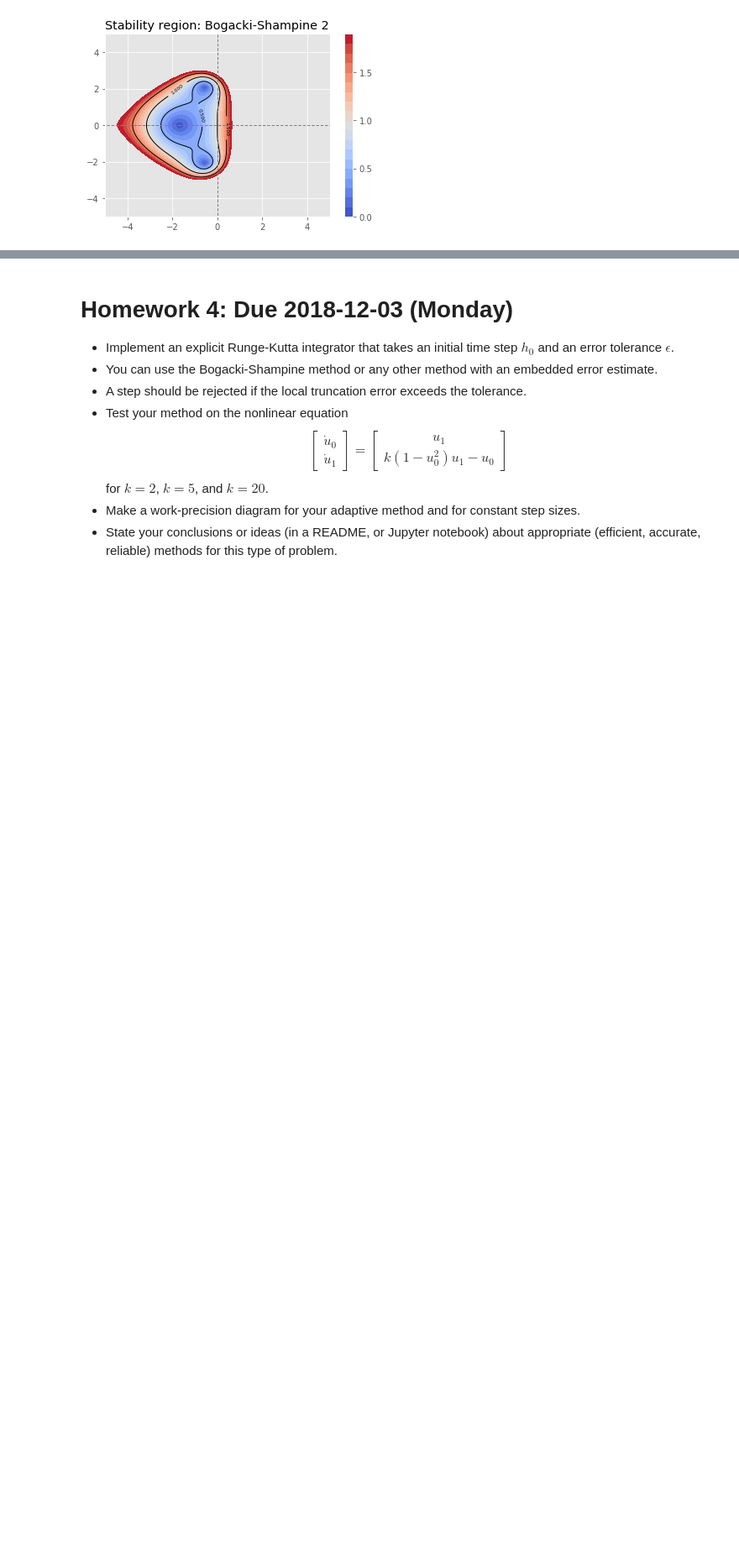
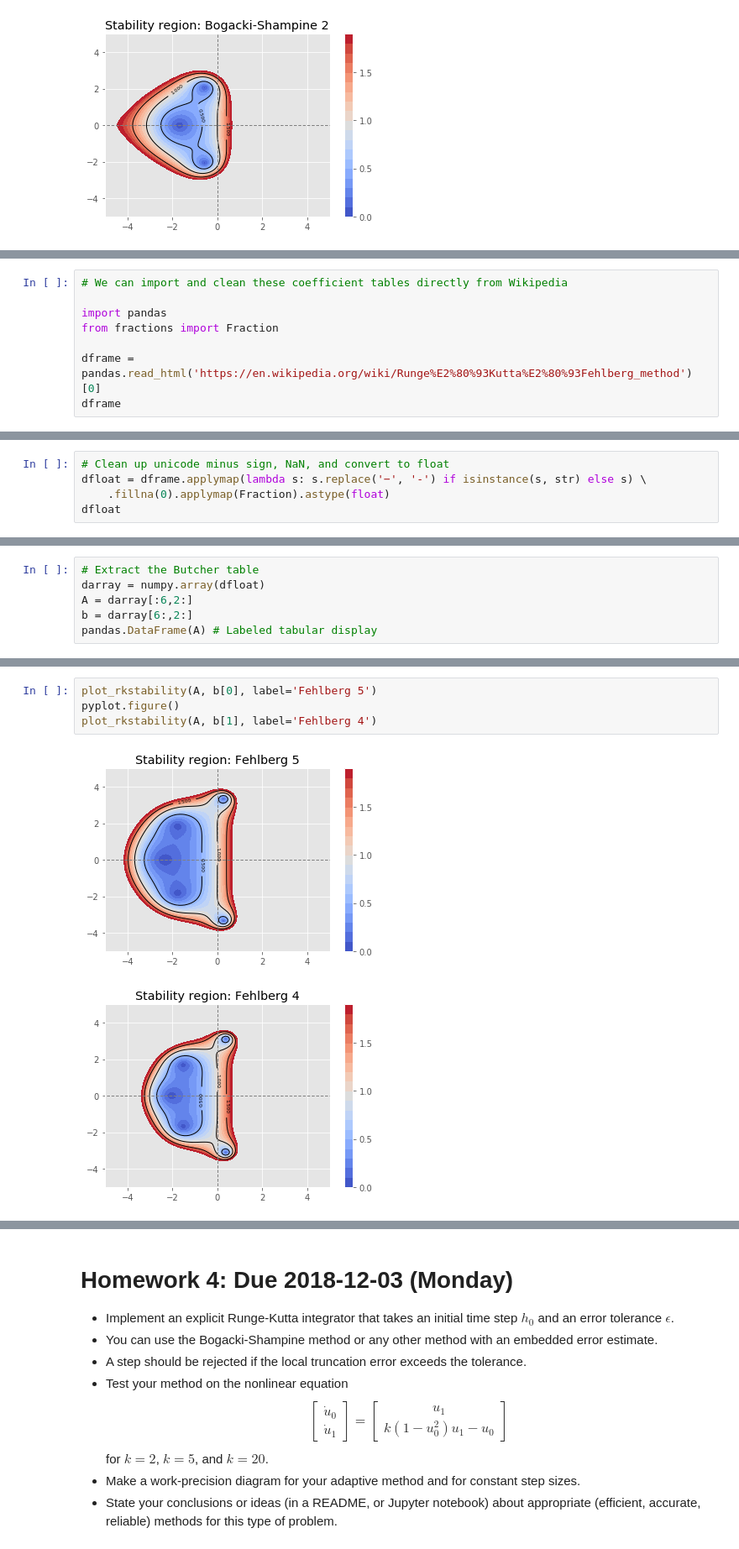
Before and after one commit to cu-numpde/numpde-fall2018, a Jupyter notebook: FDTransient.ipynb, the cells around one changed output, grey strips where cells are left out. Shown at 84% size. Saved outputs shown, nothing was run; the diff lists cells and outputs as text; blank space fills up the shorter version.

Commit message:
FDTransient: show code to import Fehlberg and DP coefficients from Wikipedia

```diff
--- a/FDTransient.ipynb
+++ b/FDTransient.ipynb
@@ -1067,0 +1047,8 @@ $$ \frac{h_*}{h} < \left( \frac{\epsilon}{e_{\text{loc}}(h)} \right)^{1/p} . $$
+# %%
+# We can import and clean these coefficient tables directly from Wikipedia
+
+import pandas
+from fractions import Fraction
+
+dframe = pandas.read_html('https://en.wikipedia.org/wiki/Runge%E2%80%93Kutta%E2%80%93Fehlberg_method')[0]
+dframe
@@ -1067,0 +1065,5 @@ $$ \frac{h_*}{h} < \left( \frac{\epsilon}{e_{\text{loc}}(h)} \right)^{1/p} . $$
+# %%
+# Clean up unicode minus sign, NaN, and convert to float
+dfloat = dframe.applymap(lambda s: s.replace('−', '-') if isinstance(s, str) else s) \
+    .fillna(0).applymap(Fraction).astype(float)
+dfloat
@@ -1067,0 +1080,6 @@ $$ \frac{h_*}{h} < \left( \frac{\epsilon}{e_{\text{loc}}(h)} \right)^{1/p} . $$
+# %%
+# Extract the Butcher table
+darray = numpy.array(dfloat)
+A = darray[:6,2:]
+b = darray[6:,2:]
+pandas.DataFrame(A) # Labeled tabular display
@@ -1067,0 +1094,7 @@ $$ \frac{h_*}{h} < \left( \frac{\epsilon}{e_{\text{loc}}(h)} \right)^{1/p} . $$
+# %%
+plot_rkstability(A, b[0], label='Fehlberg 5')
+pyplot.figure()
+plot_rkstability(A, b[1], label='Fehlberg 4')
+# %% [output]
+[figure, added]
+[figure, added]
```
Also changed, not shown: parts of 7 cells of this notebook.
